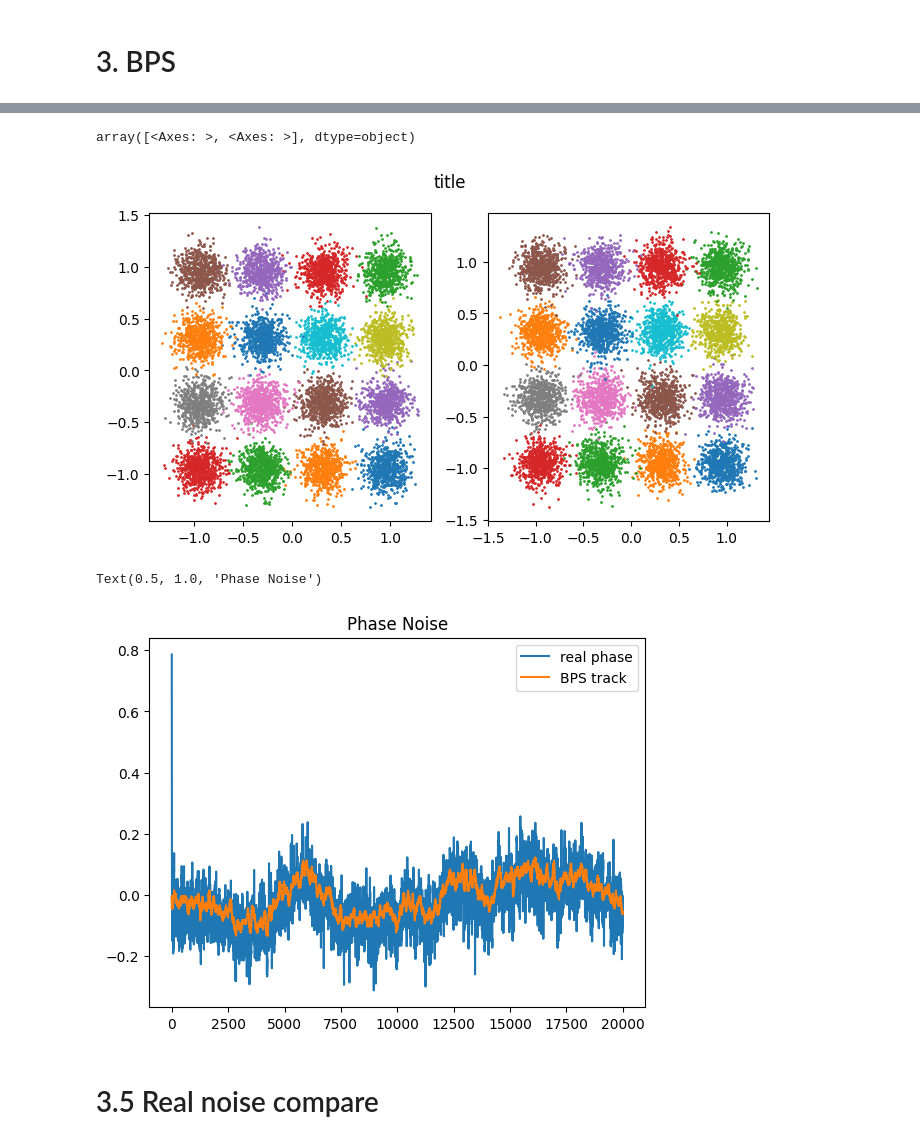
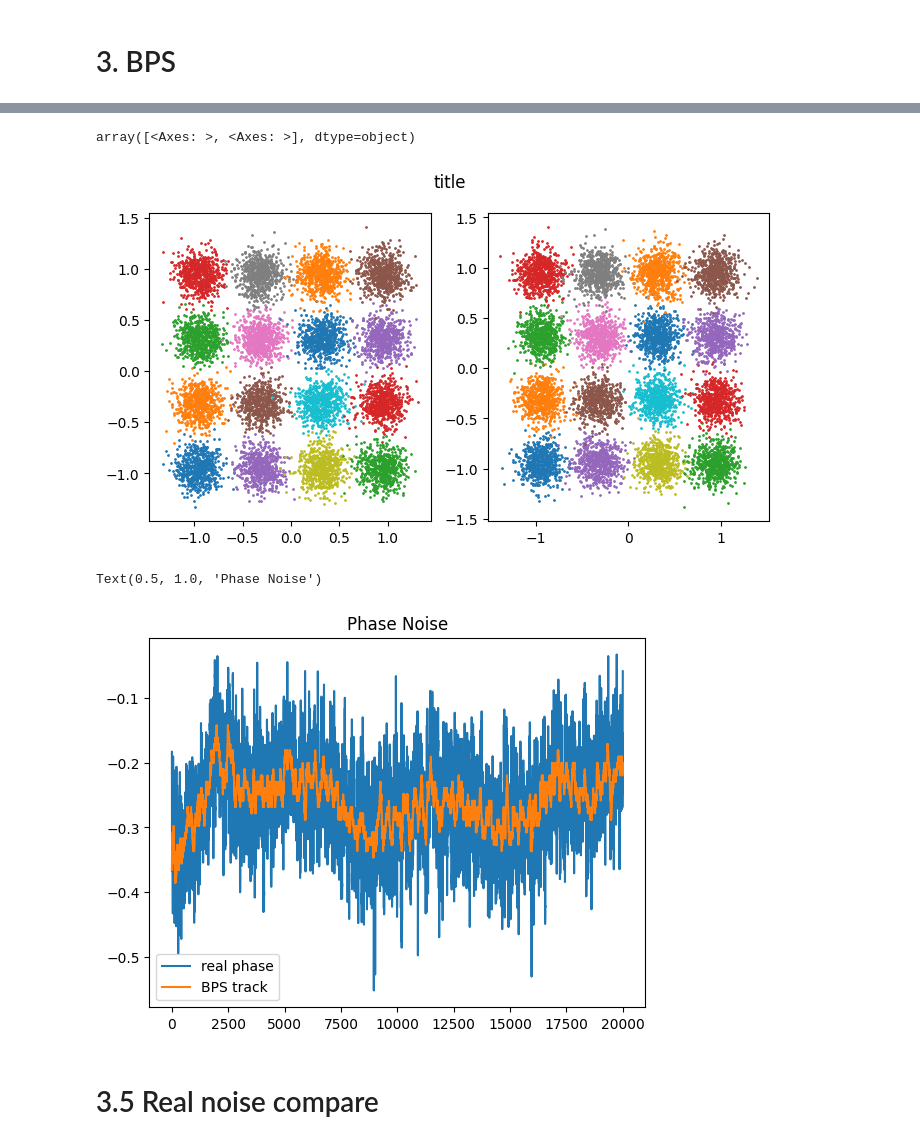
Before and after one commit to xinyuxiao113/TorchFiber, a Jupyter notebook: train_ADF.ipynb, the cells around one changed output, grey strips where cells are left out. Saved outputs shown, nothing was run; the diff lists cells and outputs as text; code cells hidden in the pictures.

```diff
--- a/train_ADF.ipynb
+++ b/train_ADF.ipynb
@@ -161,7 +161,7 @@ plt.grid()
 # %%
 from src.JaxSimulation.dsp import BPS, bps, ddpll
 
-test_data = MyDataset('dataset_A800/test.h5', Nch=[11], Rs=[80], Pch=[3],Nmodes=2,
+test_data = MyDataset('dataset_A800/test.h5', Nch=[21], Rs=[80], Pch=[2],Nmodes=2,
                         window_size=500000, strides=1, Nwindow=1, truncate=0,
                         Tx_window=True, pre_transform='Rx_DBP64')
 test_loader = DataLoader(test_data, batch_size=1, shuffle=False)
@@ -182,19 +182,19 @@ Tx_bps = jax.device_get(z)
 show_symb(Tx_bps[0:10000], Tx[0].numpy()[0:10000], s=1)
 # %% [output]
 array([<Axes: >, <Axes: >], dtype=object)
-[figure, old version]
+[figure, new version]
 # %%
 real_phase = - np.angle(Rx[0,::2].numpy() / Tx[0].numpy())
 taps = 10
-real_phase = np.convolve(real_phase[:,0], np.ones(taps)/taps, mode='same') + 1.55
+real_phase = np.convolve(real_phase[:,0], np.ones(taps)/taps, mode='same')
 
 plt.plot(real_phase[0:20000], label='real phase')
 plt.plot(phase[0:20000,0], label='BPS track')
 plt.legend()
 plt.title('Phase Noise')
 # %% [output]
 Text(0.5, 1.0, 'Phase Noise')
-[figure, old version]
+[figure, new version]
 # %% [markdown]
 # 3.5 Real noise compare
 # %%
```
Also changed, not shown: parts of 28 cells of this notebook, 30 other files.
